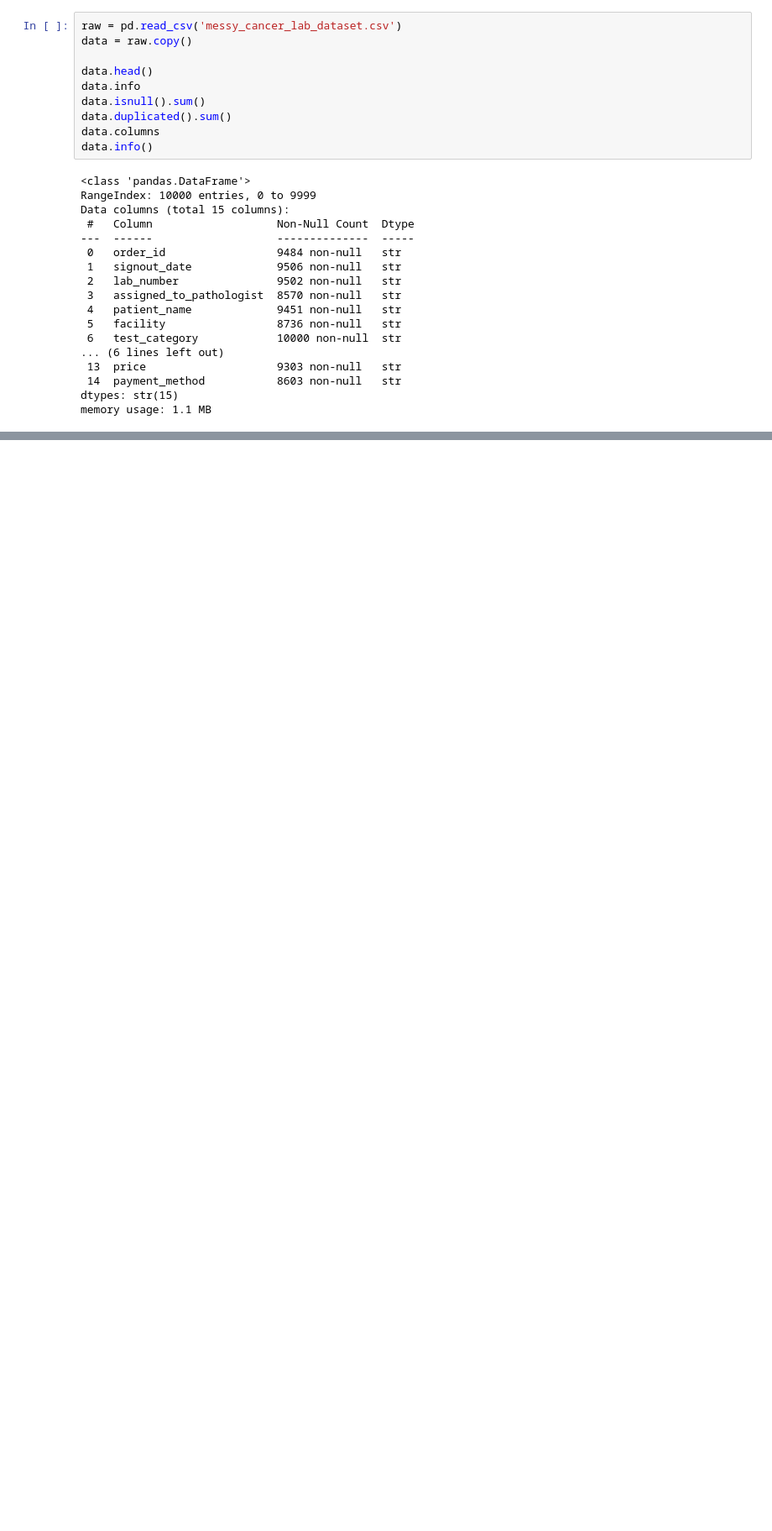
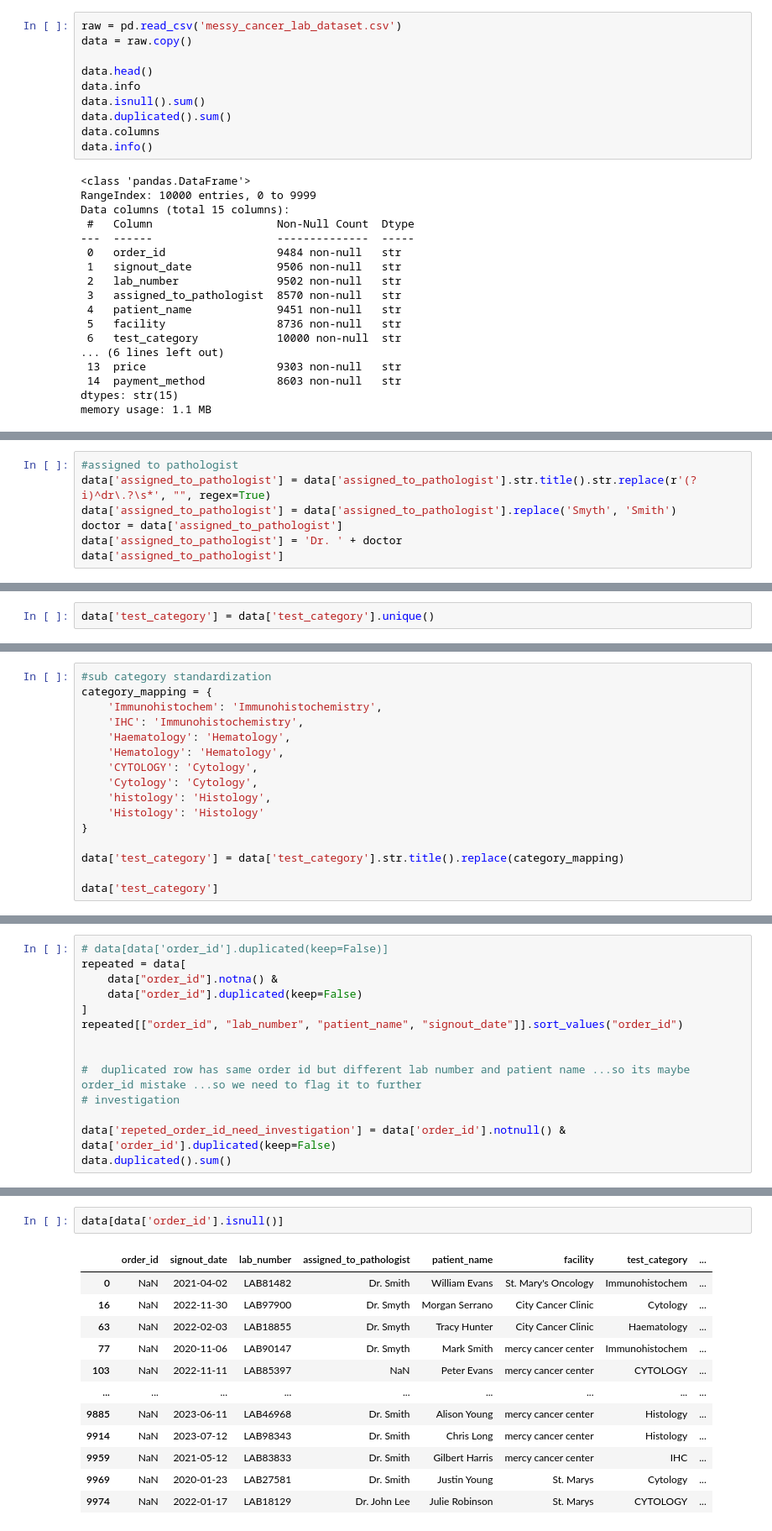
Before and after one commit to Md-Oakil-902/Lab-Test-Dataset-Cleaning-, a Jupyter notebook: data_cleaning.ipynb, the cells around one changed output, grey strips where cells are left out. Shown at 84% size. Cells and saved outputs as stored; diff of their text form; blank space fills up the shorter version.

```diff
--- a/data_cleaning.ipynb
+++ b/data_cleaning.ipynb
@@ -41,0 +185,7 @@ data.head()
+# %%
+#assigned to pathologist
+data['assigned_to_pathologist'] = data['assigned_to_pathologist'].str.title().str.replace(r'(?i)^dr\.?\s*', "", regex=True)
+data['assigned_to_pathologist'] = data['assigned_to_pathologist'].replace('Smyth', 'Smith')
+doctor = data['assigned_to_pathologist']
+data['assigned_to_pathologist'] = 'Dr. ' + doctor
+data['assigned_to_pathologist']
@@ -41,0 +205,2 @@ data.head()
+# %%
+data['test_category'] = data['test_category'].unique()
@@ -41,0 +214,16 @@ data.head()
+# %%
+#sub category standardization
+category_mapping = {
+    'Immunohistochem': 'Immunohistochemistry',
+    'IHC': 'Immunohistochemistry',
+    'Haematology': 'Hematology',
+    'Hematology': 'Hematology',
+    'CYTOLOGY': 'Cytology',
+    'Cytology': 'Cytology',
+    'histology': 'Histology',
+    'Histology': 'Histology'
+}
+
+data['test_category'] = data['test_category'].str.title().replace(category_mapping)
+
+data['test_category']
@@ -41,0 +243,14 @@ data.head()
+# %%
+# data[data['order_id'].duplicated(keep=False)]
+repeated = data[
+    data["order_id"].notna() &
+    data["order_id"].duplicated(keep=False)
+]
+repeated[["order_id", "lab_number", "patient_name", "signout_date"]].sort_values("order_id")
+
+
+#  duplicated row has same order id but different lab number and patient name ...so its maybe order_id mistake ...so we need to flag it to further
+# investigation
+
+data['repeted_order_id_need_investigation'] = data['order_id'].notnull() & data['order_id'].duplicated(keep=False)
+data.duplicated().sum()
@@ -41,0 +259,15 @@ data.head()
+# %%
+data[data['order_id'].isnull()]
+# %% [output]
+|  | order_id | signout_date | lab_number | assigned_to_pathologist | patient_name | facility | test_category | ... |
+| 0 | NaN | 2021-04-02 | LAB81482 | Dr. Smith | William Evans | St. Mary's Oncology | Immunohistochem | ... |
+| 16 | NaN | 2022-11-30 | LAB97900 | Dr. Smyth | Morgan Serrano | City Cancer Clinic | Cytology | ... |
+| 63 | NaN | 2022-02-03 | LAB18855 | Dr. Smyth | Tracy Hunter | City Cancer Clinic | Haematology | ... |
+| 77 | NaN | 2020-11-06 | LAB90147 | Dr. Smyth | Mark Smith | mercy cancer center | Immunohistochem | ... |
+| 103 | NaN | 2022-11-11 | LAB85397 | NaN | Peter Evans | mercy cancer center | CYTOLOGY | ... |
+| ... | ... | ... | ... | ... | ... | ... | ... | ... |
+| 9885 | NaN | 2023-06-11 | LAB46968 | Dr. Smith | Alison Young | mercy cancer center | Histology | ... |
+| 9914 | NaN | 2023-07-12 | LAB98343 | Dr. Smith | Chris Long | mercy cancer center | Histology | ... |
+| 9959 | NaN | 2021-05-12 | LAB83833 | Dr. Smith | Gilbert Harris | mercy cancer center | IHC | ... |
+| 9969 | NaN | 2020-01-23 | LAB27581 | Dr. Smith | Justin Young | St. Marys | Cytology | ... |
+| 9974 | NaN | 2022-01-17 | LAB18129 | Dr. John Lee | Julie Robinson | St. Marys | CYTOLOGY | ... |
```
Also changed, not shown: parts of 18 cells of this notebook, 2 other files.
